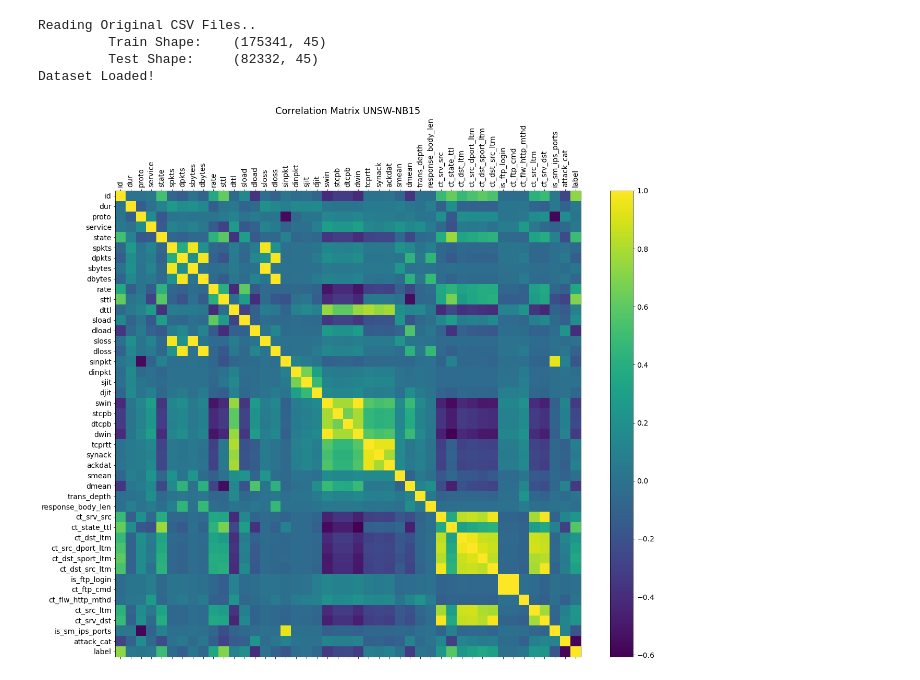
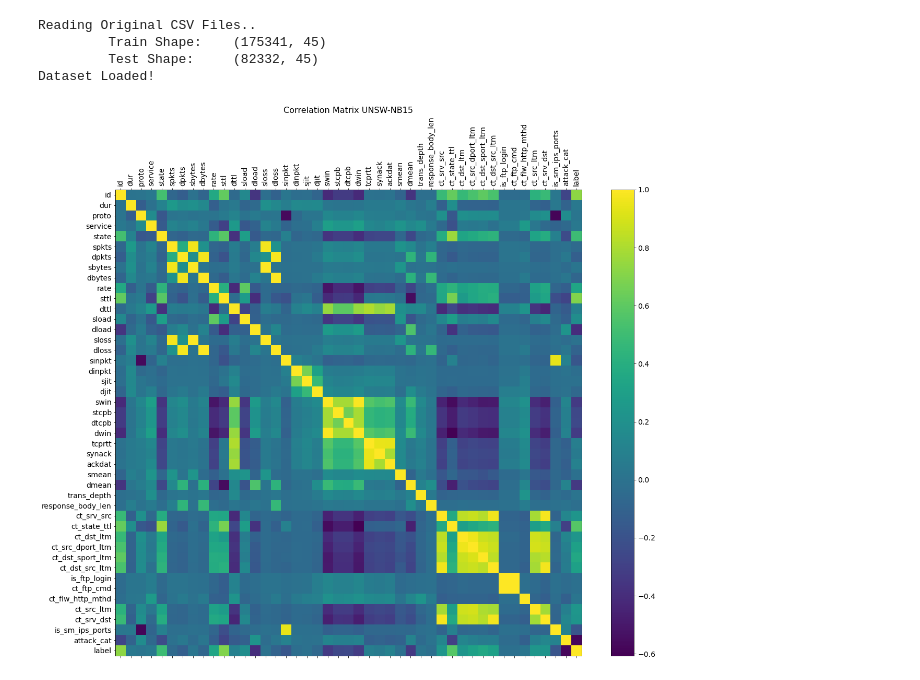
Before and after one commit to sajepangnanasivam/Anomaly-Detection, a Jupyter notebook: Data Analysis/(3) Data analysis(Correlation Plot).ipynb, the cells around one changed output. Saved outputs shown, nothing was run; the diff lists cells and outputs as text; code cells hidden in the pictures.

Commit message:
Data analysis: Fixed Corr plot
Fixed an issue where the header got cut off (bbox_inches='tight')

```diff
--- a/Data Analysis/(3) Data analysis(Correlation Plot).ipynb
+++ b/Data Analysis/(3) Data analysis(Correlation Plot).ipynb
@@ -41,19 +41,20 @@ train = pd.DataFrame(ss.fit_transform(train),columns = train.columns)
 # %%
 f = plt.figure(figsize=(20, 16))
 plt.matshow(train.corr(), fignum=f.number)
 
 plt.xticks(range(train.select_dtypes(['number']).shape[1]),
             train.select_dtypes(['number']).columns,
             fontsize=14,
             rotation=90)
 
 plt.yticks(range(train.select_dtypes(['number']).shape[1]),
             train.select_dtypes(['number']).columns,
             fontsize=14)
 
 cb = plt.colorbar()
 cb.ax.tick_params(labelsize=14)
-plt.title('Correlation Matrix UNSW-NB15', fontsize=18)
-plt.savefig('Dataset Correlation (3).png', dpi=300)
+plt.title('Correlation Matrix UNSW-NB15', fontsize=16)
+
+plt.savefig('Dataset Correlation (4).png', dpi=300, bbox_inches='tight')
 # %% [output]
-[figure, old version]
+[figure, new version]
```
Also changed, not shown: 1 other file.
